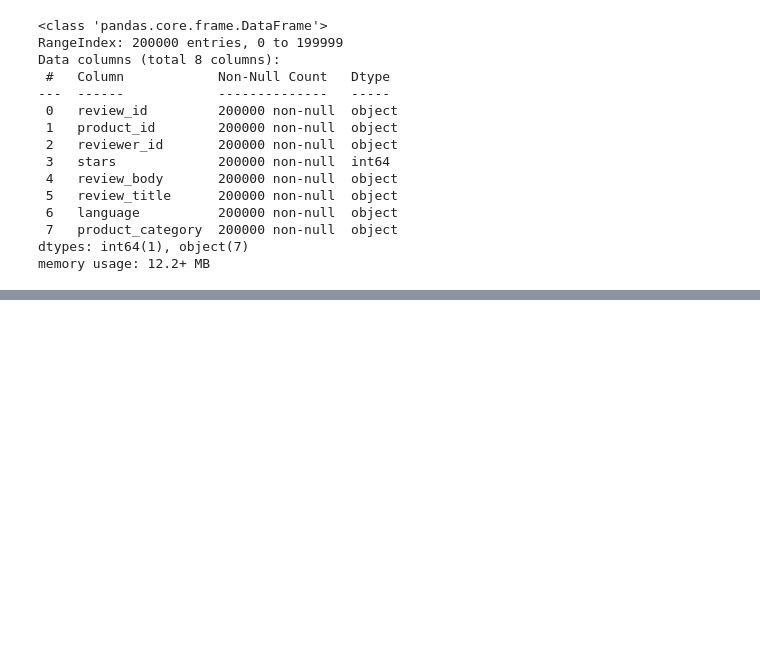
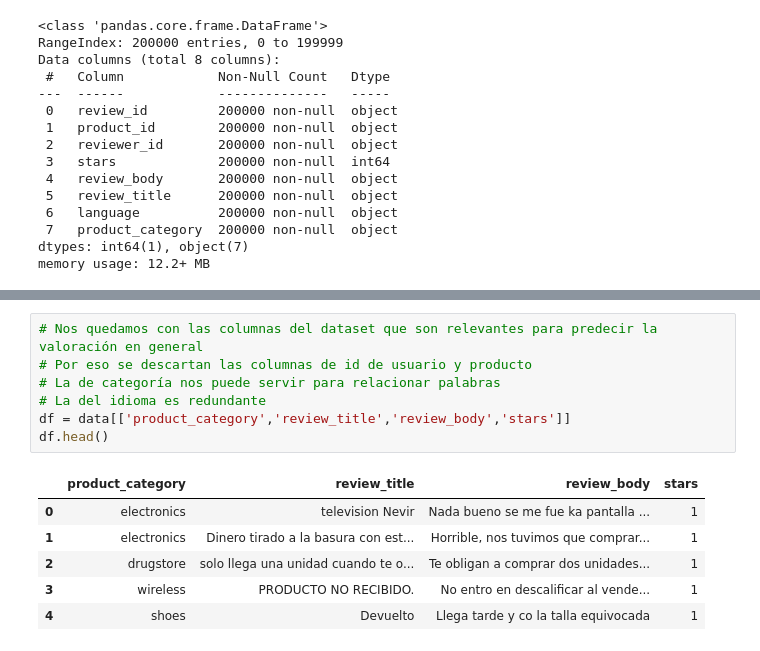
Before and after one commit to lusalmeron/Acamica-DS-Proyecto-3-NLP, a Jupyter notebook: Proyecto_3.ipynb, the cells around one changed output, grey strips where cells are left out. Drawn from its saved outputs; the diff is of its cells as text; blank space fills up the shorter version.

```diff
--- a/Proyecto_3.ipynb
+++ b/Proyecto_3.ipynb
@@ -68,0 +136,14 @@ ERROR: unknown command "python"
+# %%
+# Nos quedamos con las columnas del dataset que son relevantes para predecir la valoración en general
+# Por eso se descartan las columnas de id de usuario y producto
+# La de categoría nos puede servir para relacionar palabras
+# La del idioma es redundante
+df = data[['product_category','review_title','review_body','stars']]
+df.head()
+# %% [output]
+|  | product_category | review_title | review_body | stars |
+| 0 | electronics | television Nevir | Nada bueno se me fue ka pantalla ... | 1 |
+| 1 | electronics | Dinero tirado a la basura con est... | Horrible, nos tuvimos que comprar... | 1 |
+| 2 | drugstore | solo llega una unidad cuando te o... | Te obligan a comprar dos unidades... | 1 |
+| 3 | wireless | PRODUCTO NO RECIBIDO. | No entro en descalificar al vende... | 1 |
+| 4 | shoes | Devuelto | Llega tarde y co la talla equivocada | 1 |
```
Also changed, not shown: parts of 11 cells of this notebook.
